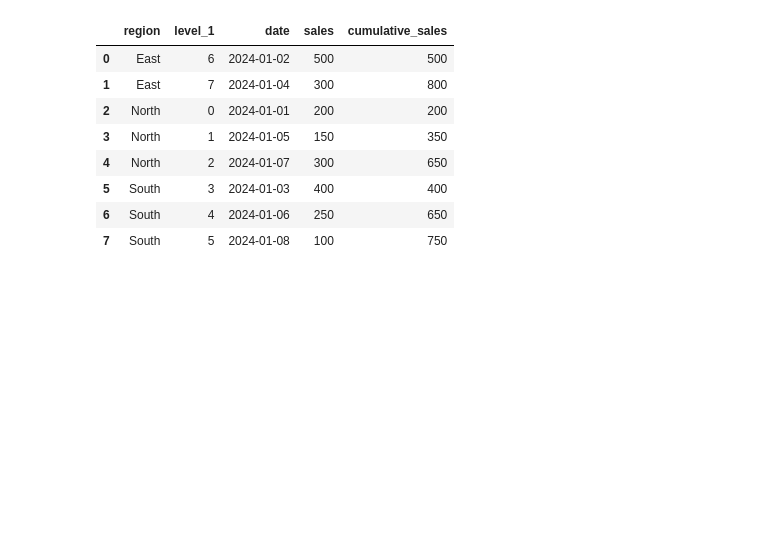
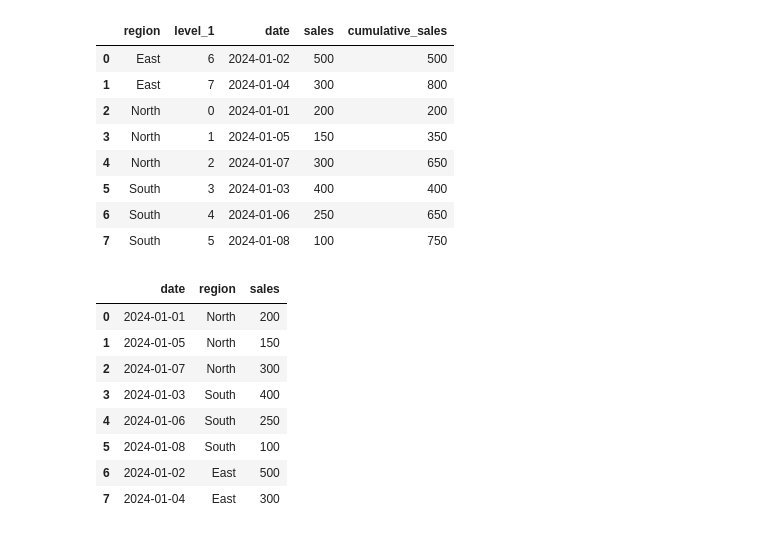
Before and after one commit to yanneta/msds692, a Jupyter notebook: notebooks/lecture_5_pandas.ipynb, the cells around one changed output. Cells and saved outputs as stored; diff of their text form; code cells hidden in the pictures; blank space fills up the shorter version.

```diff
--- a/notebooks/lecture_5_pandas.ipynb
+++ b/notebooks/lecture_5_pandas.ipynb
@@ -287,3 +275,22 @@ df_cumulative_sales.reset_index()
 | 5 | South | 3 | 2024-01-03 | 400 | 400 |
 | 6 | South | 4 | 2024-01-06 | 250 | 650 |
 | 7 | South | 5 | 2024-01-08 | 100 | 750 |
+# %%
+data = {
+    'date': ['2024-01-01', '2024-01-05', '2024-01-07', '2024-01-03', '2024-01-06', '2024-01-08', '2024-01-02', '2024-01-04'],
+    'region': ['North', 'North', 'North', 'South', 'South', 'South', 'East', 'East'],
+    'sales': [200, 150, 300, 400, 250, 100, 500, 300]
+}
+df = pd.DataFrame(data)
+df['date'] = pd.to_datetime(df['date'])
+df
+# %% [output]
+|  | date | region | sales |
+| 0 | 2024-01-01 | North | 200 |
+| 1 | 2024-01-05 | North | 150 |
+| 2 | 2024-01-07 | North | 300 |
+| 3 | 2024-01-03 | South | 400 |
+| 4 | 2024-01-06 | South | 250 |
+| 5 | 2024-01-08 | South | 100 |
+| 6 | 2024-01-02 | East | 500 |
+| 7 | 2024-01-04 | East | 300 |
```
Also changed, not shown: parts of 2 cells of this notebook.
